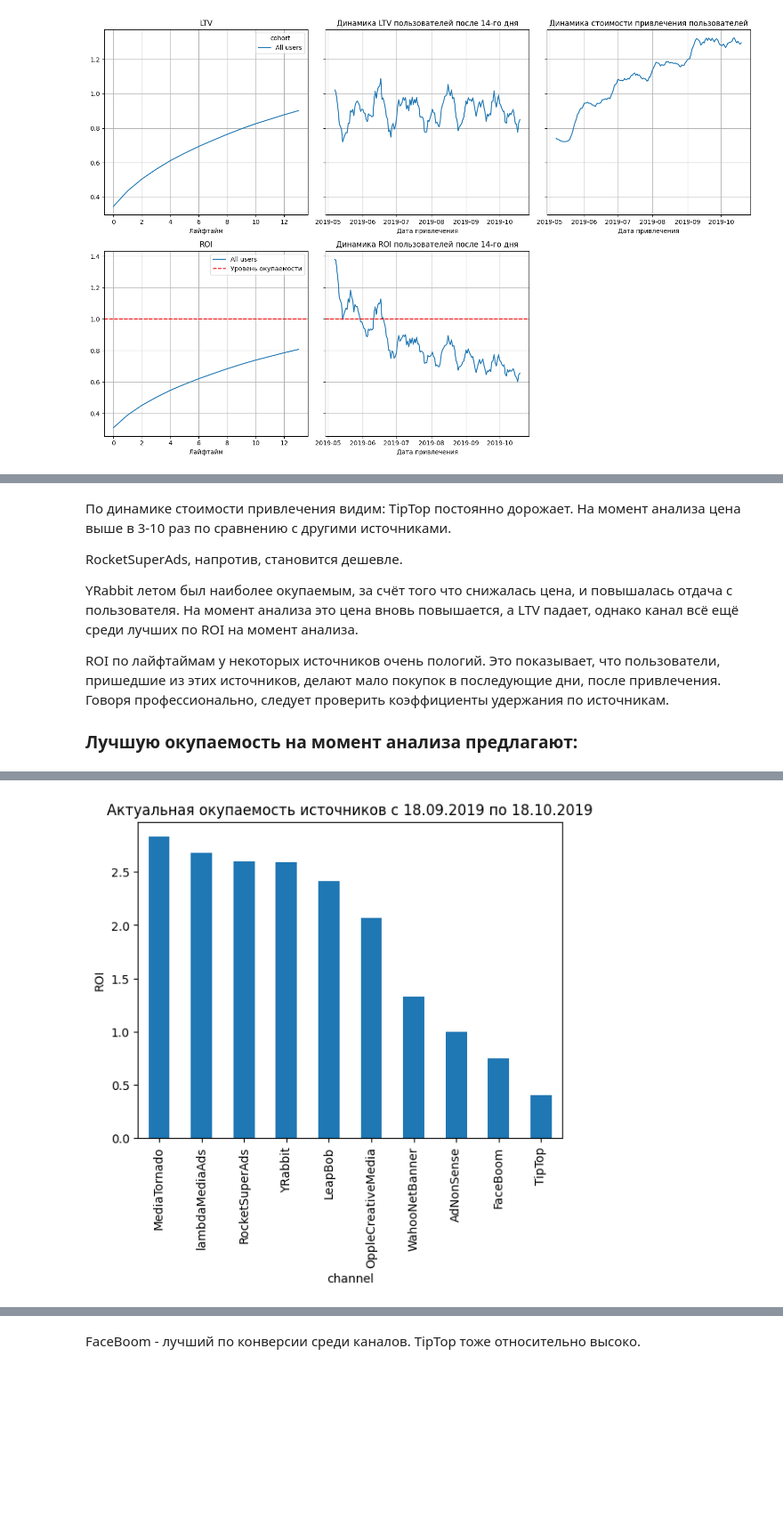
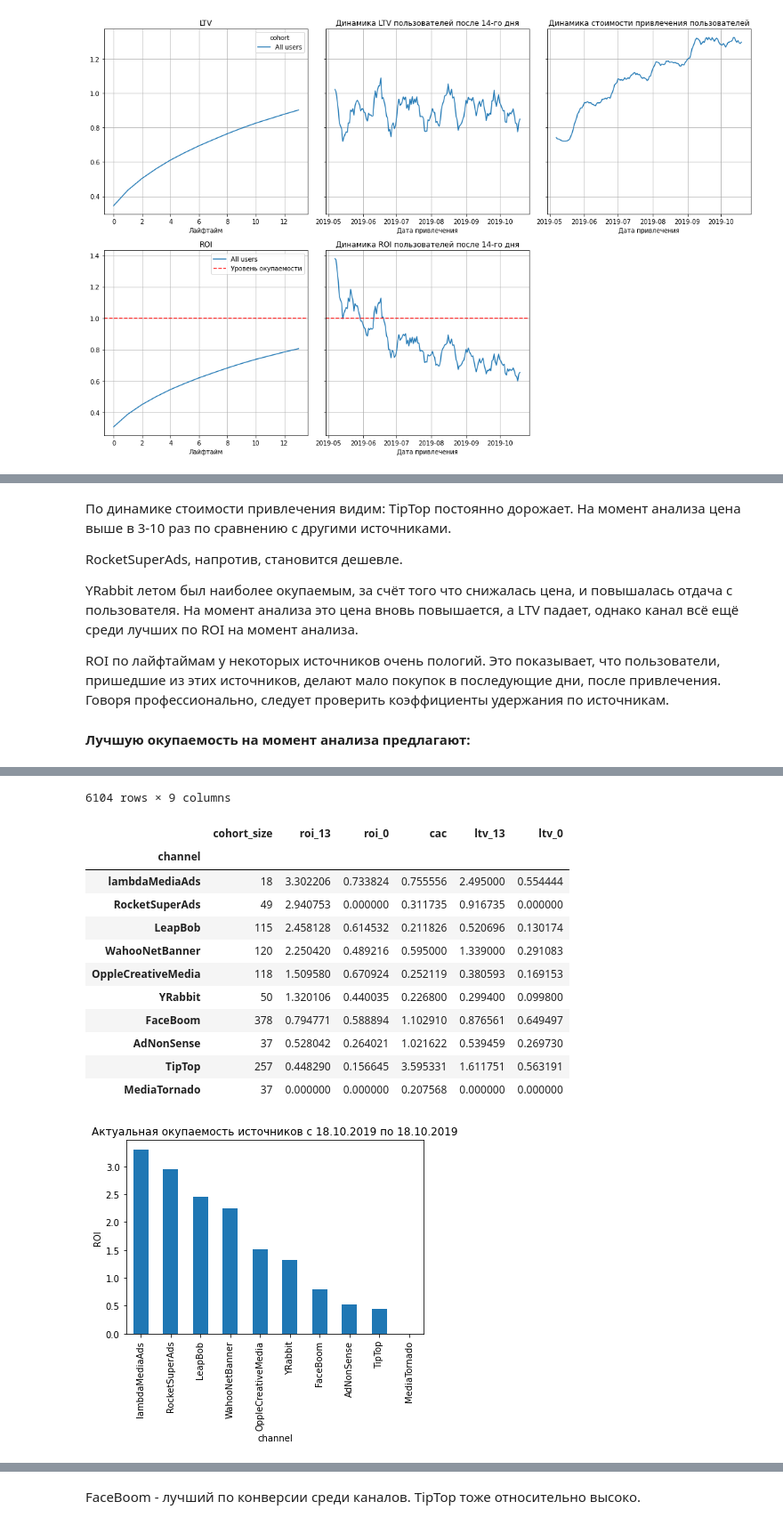
Before and after one commit to okeangel/da_portfolio, a Jupyter notebook: portfolio/week_14_marketing.ipynb, the cells around one changed output, grey strips where cells are left out. Shown at 89% size. Saved outputs shown, nothing was run; the diff lists cells and outputs as text; code cells hidden in the pictures; blank space fills up the shorter version.

```diff
--- a/portfolio/week_14_marketing.ipynb
+++ b/portfolio/week_14_marketing.ipynb
@@ -1270,7 +1290,7 @@ plot_ltv_roi(ltv, ltv_history, roi, roi_history, horizon, window=7)
 
 Графики проведём не по данным за день, и не по среднему за 7 дней, а по среднему за банковский месяц - 30 дней. Этим мы сглаживаем колебания, происходящие внутри месяца (например, регулярные подъёмы цены на границах месяца, падения в серединах).
 # %%
-window = 30
+window = 1
 
 def show(dimension, window=window):
     ltv_raw, ltv, ltv_history, roi, roi_history = get_ltv(
@@ -1294,13 +1314,17 @@ YRabbit летом был наиболее окупаемым, за счёт т
 
 ROI по лайфтаймам у некоторых источников  очень пологий. Это показывает, что пользователи, пришедшие из этих источников, делают мало покупок в последующие дни, после привлечения. Говоря профессионально, следует проверить коэффициенты удержания по источникам.
 
-### Лучшую окупаемость на момент анализа предлагают:
+#### Лучшую окупаемость на момент анализа предлагают:
 # %%
+# выбираем пользователей, привлечённых в последние 30 дат из тех,
+# которые успели "дожить" до горизонта анализа
 end = observation_date - datetime.timedelta(days=horizon)
-start = end - datetime.timedelta(days=window)
+start = end - datetime.timedelta(days=(window - 1))
+actual_paid_profiles = paid_profiles.query('@start <= dt').sort_values('dt')
 
-actual_paid_profiles = paid_profiles.query('dt > @start')
+display(actual_paid_profiles)
 
+# получаем ROI выборки - по каналам
 ltv_raw, ltv, ltv_history, roi, roi_history = get_ltv(
     actual_paid_profiles,
     orders,
@@ -1309,16 +1333,27 @@ ltv_raw, ltv, ltv_history, roi, roi_history = get_ltv(
     dimensions=['channel'],
 )
 
+# создаём рейтинг по выборке
+# больше когорта - лучше
+# больше ROI - лучше
 rating = (
-    roi[['cohort_size', 'cac', 0, 13]]
-    .rename(columns={0: 'roi_0', 13: 'roi_13'})
+    roi[['cohort_size', 13, 0, 'cac']]
+    .rename(columns={13: 'roi_13', 0: 'roi_0'})
     .sort_values('roi_13', ascending=False)
 )
 
+# больше LTV - лучше
+rating = rating.join(
+    ltv[[13, 0]]
+    .rename(columns={13: 'ltv_13', 0: 'ltv_0'})
+)
+
+# покажем числа рейтинга
 display(rating)
 
+# покажем разницу в ROI истчников наглядно
 actual_dates = f'c {start.strftime("%d.%m.%Y")} по {end.strftime("%d.%m.%Y")}'
-
-rating['roi_13'].plot.bar(ylabel='ROI', title=f'Актуальная окупаемость источников {actual_dates}')
+rating['roi_13'].plot.bar(
+    ylabel='ROI', title=f'Актуальная окупаемость источников {actual_dates}')
 plt.show()
 # %% [output]
@@ -1337,2 +1372,15 @@ plt.show()
+6104 rows × 9 columns
+|  | cohort_size | roi_13 | roi_0 | cac | ltv_13 | ltv_0 |
+| channel |  |  |  |  |  |  |
+| lambdaMediaAds | 18 | 3.302206 | 0.733824 | 0.755556 | 2.495000 | 0.554444 |
+| RocketSuperAds | 49 | 2.940753 | 0.000000 | 0.311735 | 0.916735 | 0.000000 |
+| LeapBob | 115 | 2.458128 | 0.614532 | 0.211826 | 0.520696 | 0.130174 |
+| WahooNetBanner | 120 | 2.250420 | 0.489216 | 0.595000 | 1.339000 | 0.291083 |
+| OppleCreativeMedia | 118 | 1.509580 | 0.670924 | 0.252119 | 0.380593 | 0.169153 |
+| YRabbit | 50 | 1.320106 | 0.440035 | 0.226800 | 0.299400 | 0.099800 |
+| FaceBoom | 378 | 0.794771 | 0.588894 | 1.102910 | 0.876561 | 0.649497 |
+| AdNonSense | 37 | 0.528042 | 0.264021 | 1.021622 | 0.539459 | 0.269730 |
+| TipTop | 257 | 0.448290 | 0.156645 | 3.595331 | 1.611751 | 0.563191 |
+| MediaTornado | 37 | 0.000000 | 0.000000 | 0.207568 | 0.000000 | 0.000000 |
-[figure, old version]
+[figure, new version]
 # %% [markdown]
```
Also changed, not shown: parts of 27 cells of this notebook.
